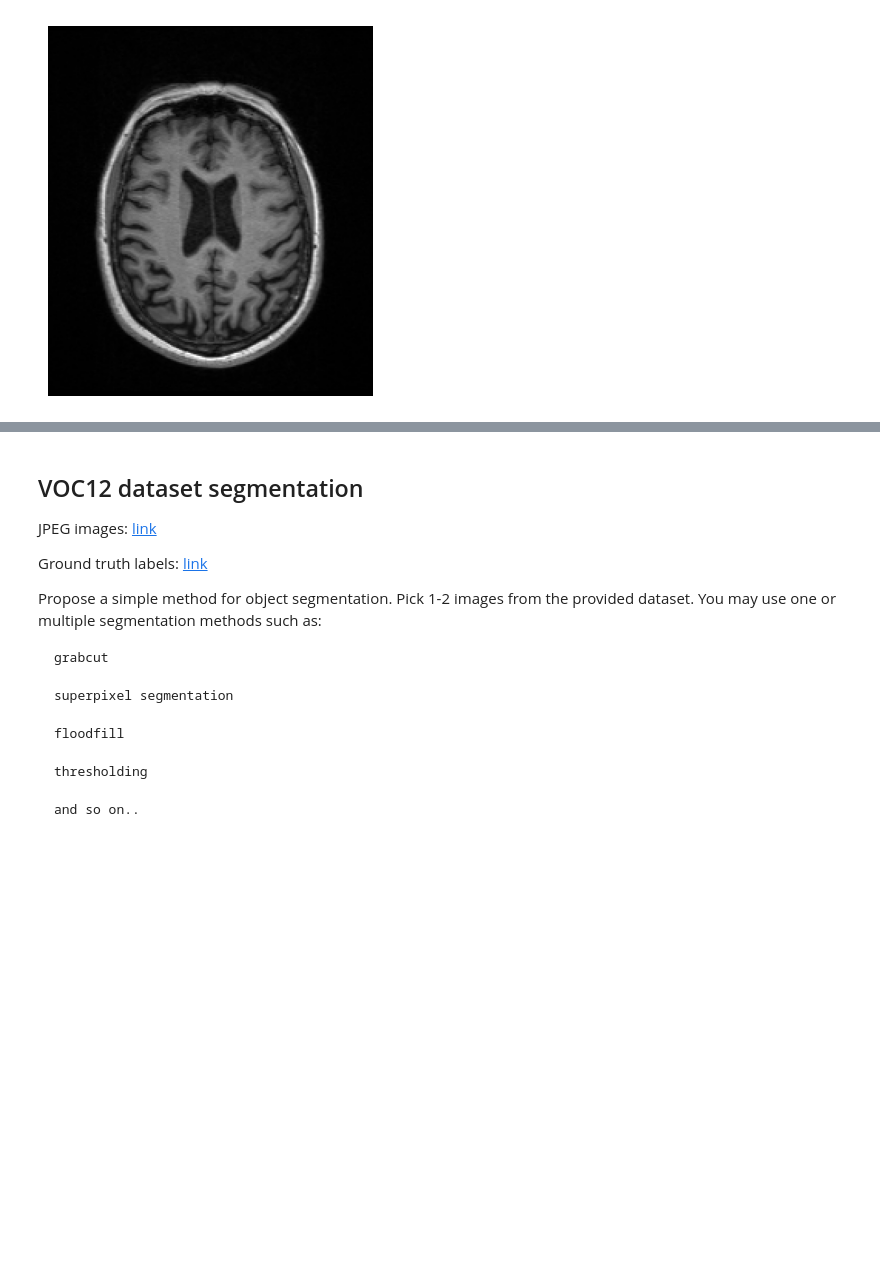
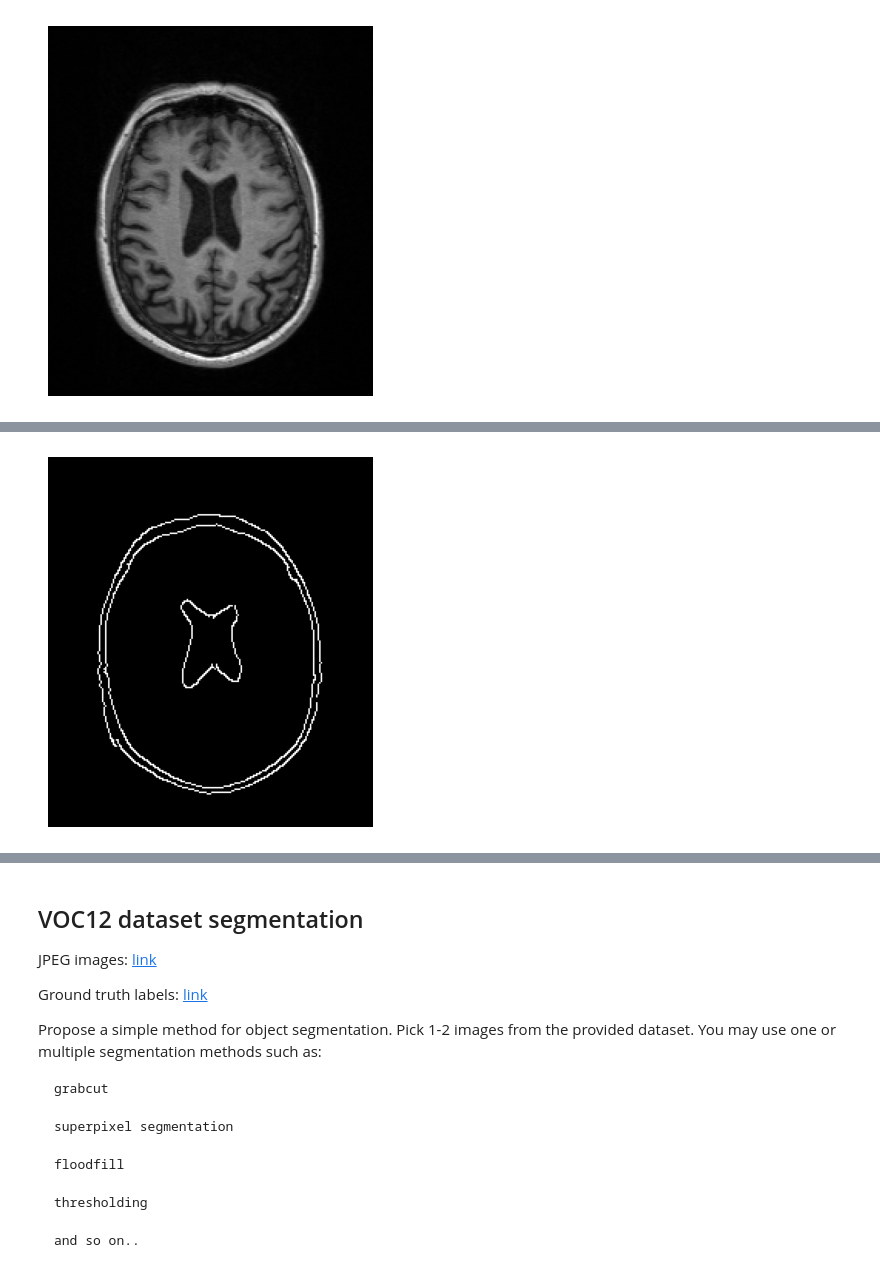
Before and after one commit to Matovic/optical-flow-motion-tracking-segmentation, a Jupyter notebook: src/zadanie3.ipynb, the cells around one changed output, grey strips where cells are left out. Cells and saved outputs as stored; diff of their text form; code cells hidden in the pictures; blank space fills up the shorter version.

```diff
--- a/src/zadanie3.ipynb
+++ b/src/zadanie3.ipynb
@@ -434,0 +441,7 @@ plt.show()
+# %%
+img_canny = cv2.Canny(img_gauss, 125, 350)
+plt.imshow(img_canny, cmap='gray')
+plt.axis('off')
+plt.show()
+# %% [output]
+[figure, added]
```
Also changed, not shown: parts of 18 cells of this notebook.
